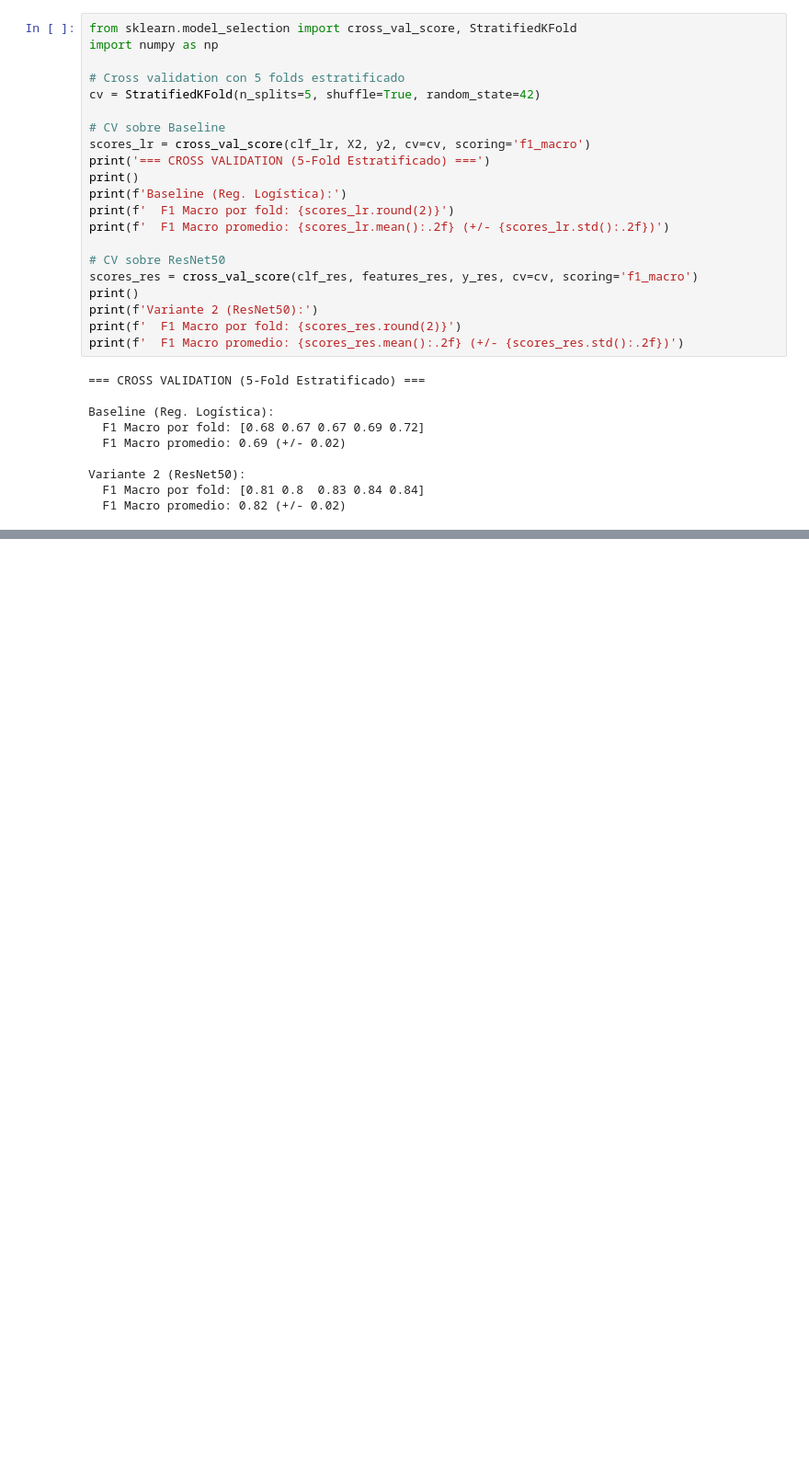
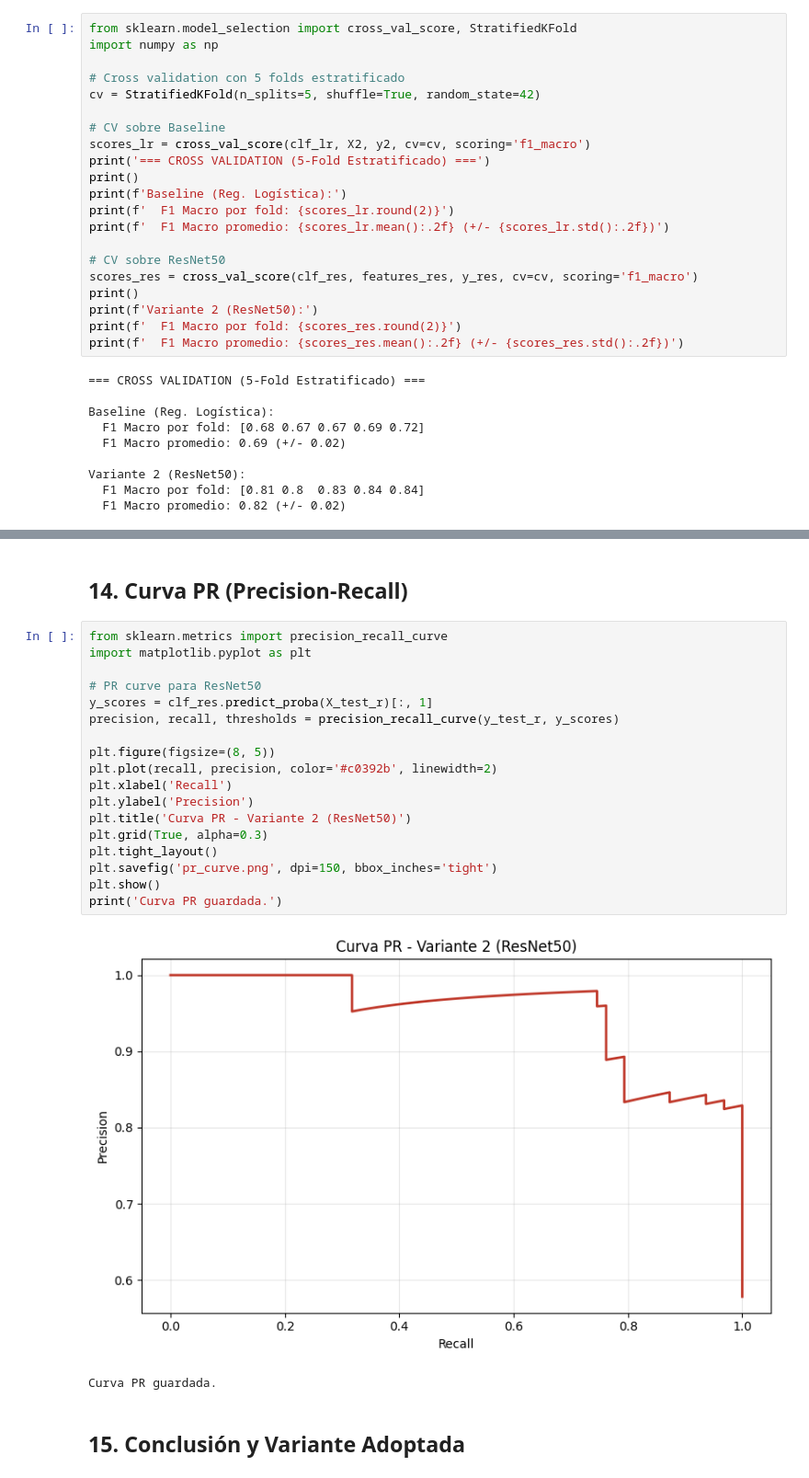
Before and after one commit to ggvvzza/mosca-blanca-olivar-CNN, a Jupyter notebook: cuadernos/EDA_basico.ipynb, the cells around one changed output, grey strips where cells are left out. Shown at 92% size. Saved outputs shown, nothing was run; the diff lists cells and outputs as text; blank space fills up the shorter version.

Commit message:
Semana 6: tabla comparativa, PR curve, conclusion y riesgos

```diff
--- a/cuadernos/EDA_basico.ipynb
+++ b/cuadernos/EDA_basico.ipynb
@@ -545,0 +571,25 @@ Variante 2 (ResNet50):
+# %% [markdown]
+## 14. Curva PR (Precision-Recall)
+# %%
+from sklearn.metrics import precision_recall_curve
+import matplotlib.pyplot as plt
+
+# PR curve para ResNet50
+y_scores = clf_res.predict_proba(X_test_r)[:, 1]
+precision, recall, thresholds = precision_recall_curve(y_test_r, y_scores)
+
+plt.figure(figsize=(8, 5))
+plt.plot(recall, precision, color='#c0392b', linewidth=2)
+plt.xlabel('Recall')
+plt.ylabel('Precision')
+plt.title('Curva PR - Variante 2 (ResNet50)')
+plt.grid(True, alpha=0.3)
+plt.tight_layout()
+plt.savefig('pr_curve.png', dpi=150, bbox_inches='tight')
+plt.show()
+print('Curva PR guardada.')
+# %% [output]
+[figure, added]
+Curva PR guardada.
+# %% [markdown]
+## 15. Conclusión y Variante Adoptada
```
Also changed, not shown: parts of 9 cells of this notebook.
